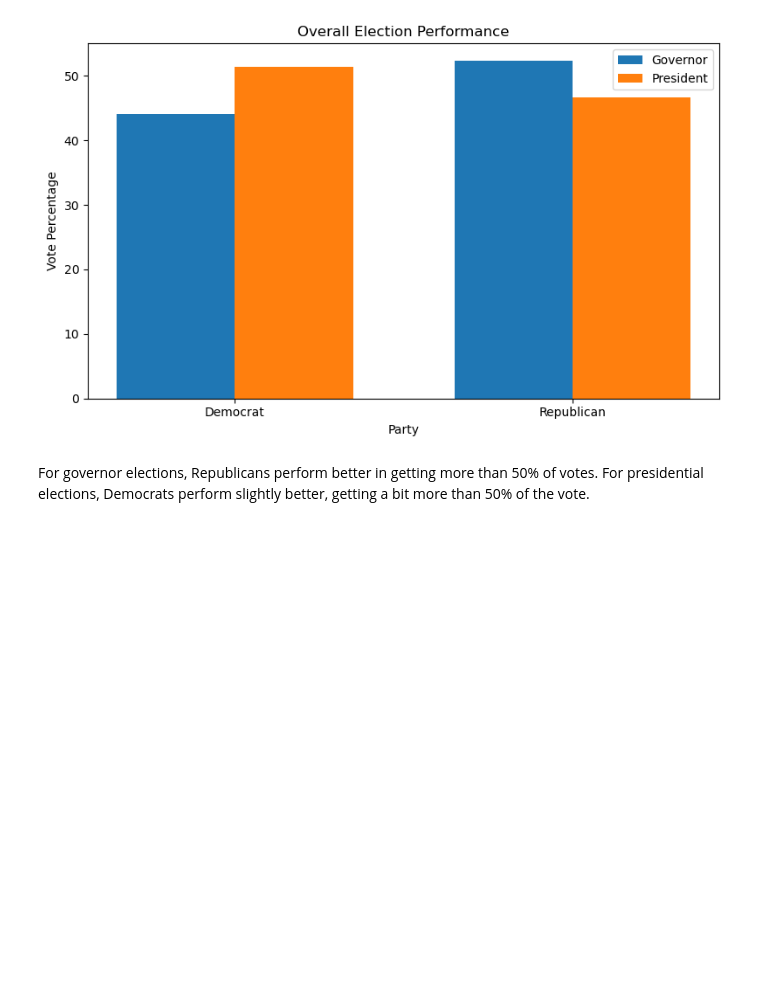
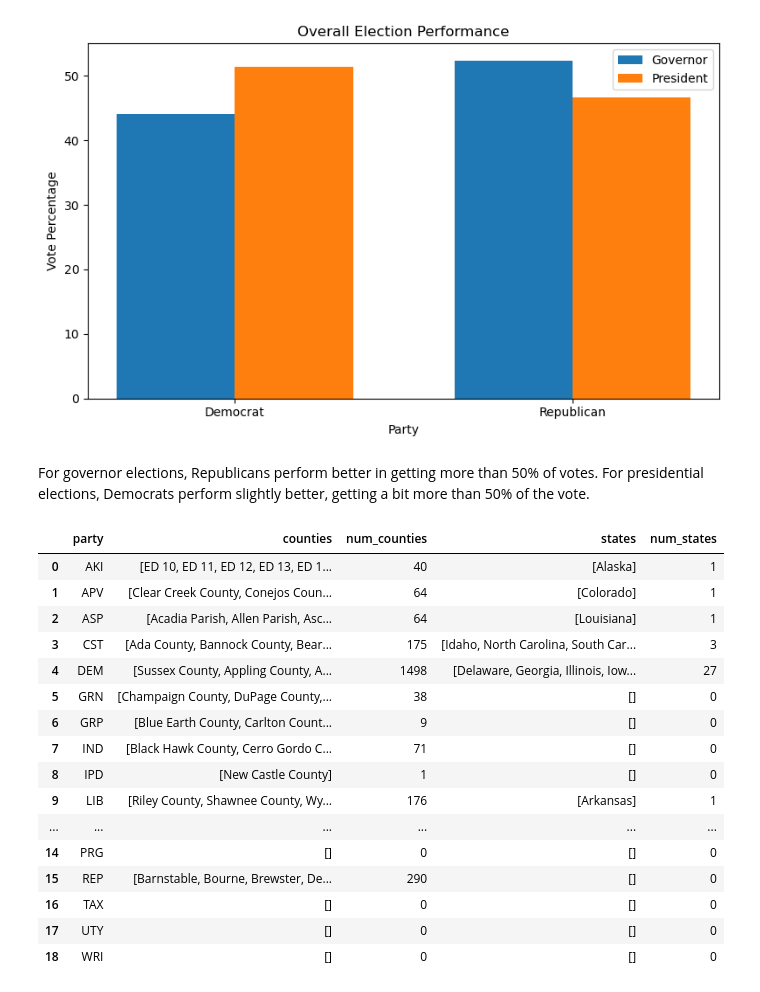
Before and after one commit to afeisladsflahsjd/FinalProjectQTM151, a Jupyter notebook: work.ipynb, the cells around one changed output. Saved outputs shown, nothing was run; the diff lists cells and outputs as text; code cells hidden in the pictures; blank space fills up the shorter version.

```diff
--- a/work.ipynb
+++ b/work.ipynb
@@ -151,3 +151,73 @@ plt.show()
 [figure]
 # %% [markdown]
 For governor elections, Republicans perform better in getting more than 50% of votes. For presidential elections, Democrats perform slightly better, getting a bit more than 50% of the vote.
+# %%
+import pandas as pd
+senate_county = pd.read_csv("data/senate_county.csv")
+senate_county_candidate = pd.read_csv("data/senate_county_candidate.csv")
+senate_state = pd.read_csv("data/senate_state.csv")
+
+#loop
+def remove_cross_group_duplicates(series):
+    assigned = set()
+    result = {}
+    for group, items in series.items():
+        new_list = []
+        for x in items:
+            if x not in assigned:
+                new_list.append(x)
+                assigned.add(x)
+        result[group] = new_list
+    return pd.Series(result)
+
+#divide counties by party
+counties_by_party = (
+    senate_county_candidate
+        .groupby("party")["county"]
+        .apply(lambda x: list(dict.fromkeys(x)))
+)
+unique_counties = remove_cross_group_duplicates(counties_by_party)
+counties_merge = pd.DataFrame({
+    "party": unique_counties.index.tolist(),
+    "counties": unique_counties.tolist(),
+    "num_counties": unique_counties.apply(len).tolist()
+})
+#divide states by party
+states_by_party = (
+    senate_county_candidate
+        .groupby("party")["state"]
+        .apply(lambda x: list(dict.fromkeys(x)))
+)
+unique_states = remove_cross_group_duplicates(states_by_party)
+states_merge = pd.DataFrame({
+    "party": unique_states.index.tolist(),
+    "states": unique_states.tolist(),
+    "num_states": unique_states.apply(len).tolist()
+})
+#merge counties and states data
+senate_merge = pd.merge(
+    counties_merge.sort_values(by="num_counties", ascending=False),
+    states_merge.sort_values(by="num_states", ascending=False),
+    on="party",
+    how="outer"
+)
+#x-vals: counties and states divided by party
+display(senate_merge)
+# %% [output]
+|  | party | counties | num_counties | states | num_states |
+| 0 | AKI | [ED 10, ED 11, ED 12, ED 13, ED 1... | 40 | [Alaska] | 1 |
+| 1 | APV | [Clear Creek County, Conejos Coun... | 64 | [Colorado] | 1 |
+| 2 | ASP | [Acadia Parish, Allen Parish, Asc... | 64 | [Louisiana] | 1 |
+| 3 | CST | [Ada County, Bannock County, Bear... | 175 | [Idaho, North Carolina, South Car... | 3 |
+| 4 | DEM | [Sussex County, Appling County, A... | 1498 | [Delaware, Georgia, Illinois, Iow... | 27 |
+| 5 | GRN | [Champaign County, DuPage County,... | 38 | [] | 0 |
+| 6 | GRP | [Blue Earth County, Carlton Count... | 9 | [] | 0 |
+| 7 | IND | [Black Hawk County, Cerro Gordo C... | 71 | [] | 0 |
+| 8 | IPD | [New Castle County] | 1 | [] | 0 |
+| 9 | LIB | [Riley County, Shawnee County, Wy... | 176 | [Arkansas] | 1 |
+| ... | ... | ... | ... | ... | ... |
+| 14 | PRG | [] | 0 | [] | 0 |
+| 15 | REP | [Barnstable, Bourne, Brewster, De... | 290 | [] | 0 |
+| 16 | TAX | [] | 0 | [] | 0 |
+| 17 | UTY | [] | 0 | [] | 0 |
+| 18 | WRI | [] | 0 | [] | 0 |
```
Also changed, not shown: parts of 1 cell of this notebook.
